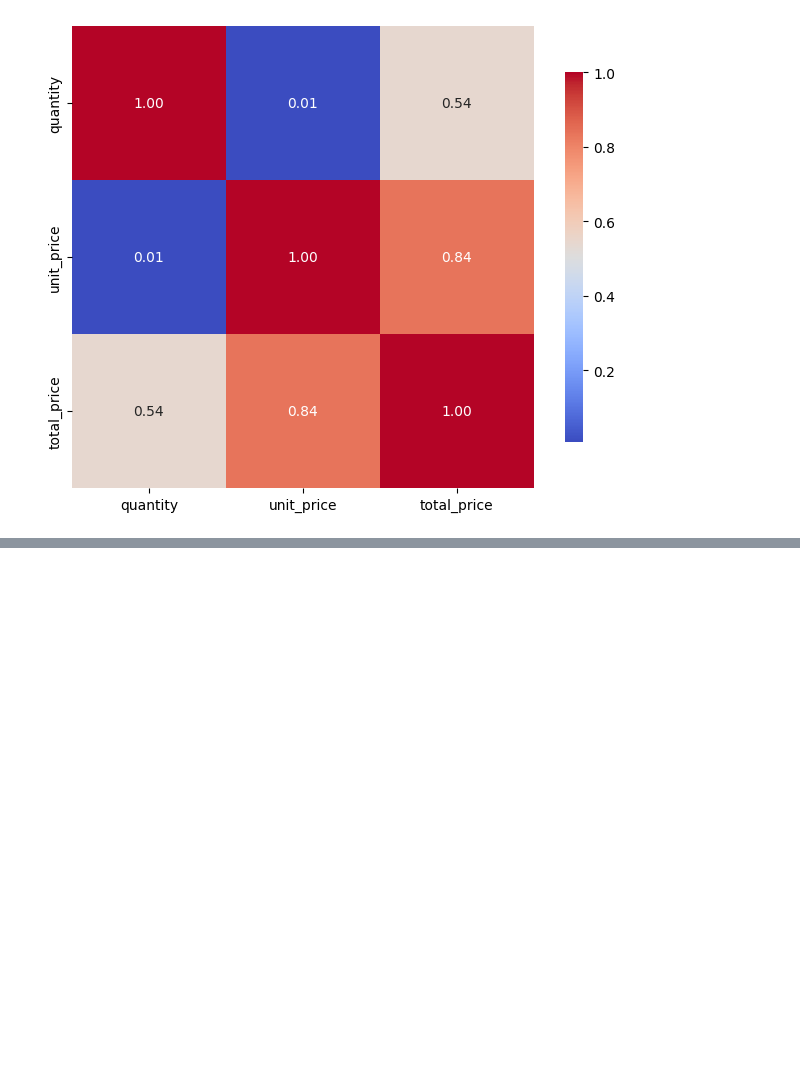
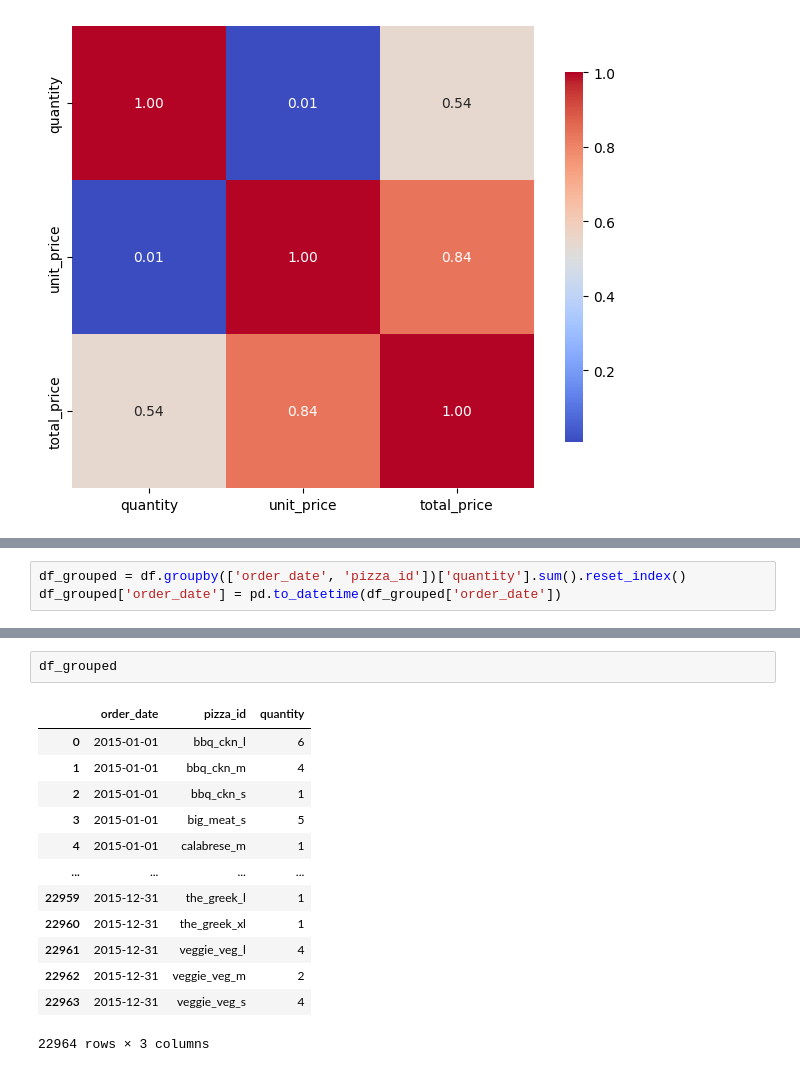
Before and after one commit to lookas15/Stock-Wise, a Jupyter notebook: machine-learning/notebook.ipynb, the cells around one changed output, grey strips where cells are left out. Saved outputs shown, nothing was run; the diff lists cells and outputs as text; blank space fills up the shorter version.

```diff
--- a/machine-learning/notebook.ipynb
+++ b/machine-learning/notebook.ipynb
@@ -162,0 +181,3 @@ plt.show()
+# %%
+df_grouped = df.groupby(['order_date', 'pizza_id'])['quantity'].sum().reset_index()
+df_grouped['order_date'] = pd.to_datetime(df_grouped['order_date'])
@@ -162,0 +197,16 @@ plt.show()
+# %%
+df_grouped
+# %% [output]
+|  | order_date | pizza_id | quantity |
+| 0 | 2015-01-01 | bbq_ckn_l | 6 |
+| 1 | 2015-01-01 | bbq_ckn_m | 4 |
+| 2 | 2015-01-01 | bbq_ckn_s | 1 |
+| 3 | 2015-01-01 | big_meat_s | 5 |
+| 4 | 2015-01-01 | calabrese_m | 1 |
+| ... | ... | ... | ... |
+| 22959 | 2015-12-31 | the_greek_l | 1 |
+| 22960 | 2015-12-31 | the_greek_xl | 1 |
+| 22961 | 2015-12-31 | veggie_veg_l | 4 |
+| 22962 | 2015-12-31 | veggie_veg_m | 2 |
+| 22963 | 2015-12-31 | veggie_veg_s | 4 |
+22964 rows × 3 columns
```
Also changed, not shown: parts of 7 cells of this notebook.
